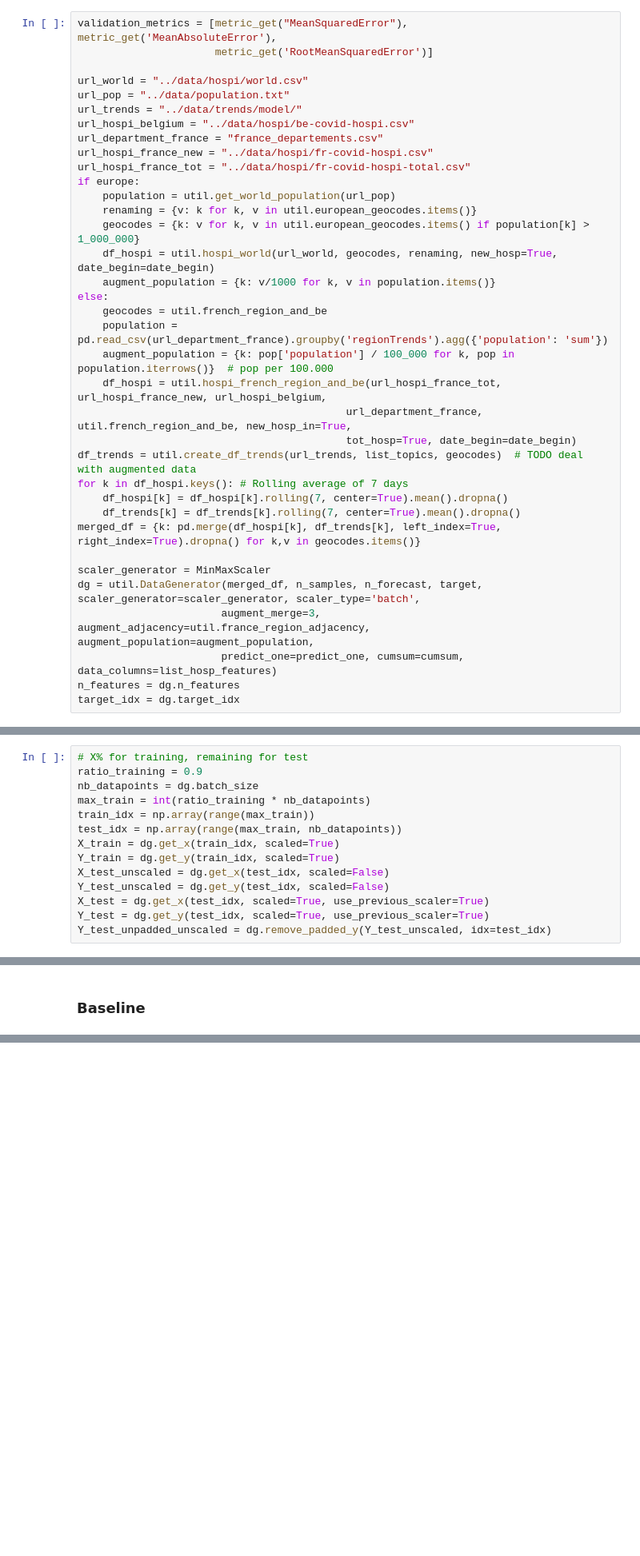
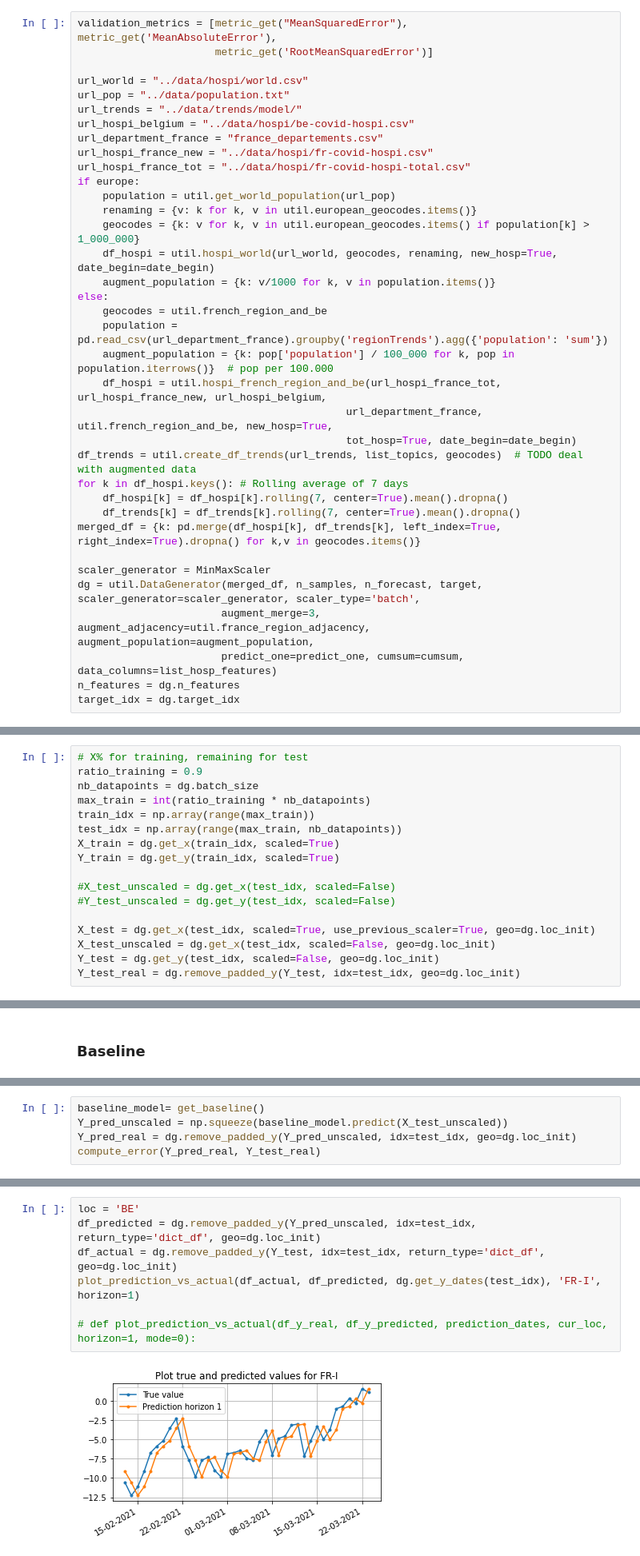
Before and after one commit to gerardmargaux/CovidThesis, a Jupyter notebook: src/LSTM-GPU.ipynb, the cells around one changed output, grey strips where cells are left out. Shown at 80% size. Saved outputs shown, nothing was run; the diff lists cells and outputs as text; blank space fills up the shorter version.

```diff
--- a/src/LSTM-GPU.ipynb
+++ b/src/LSTM-GPU.ipynb
@@ -133,7 +133,7 @@ else:
     population = pd.read_csv(url_department_france).groupby('regionTrends').agg({'population': 'sum'})
     augment_population = {k: pop['population'] / 100_000 for k, pop in population.iterrows()}  # pop per 100.000
     df_hospi = util.hospi_french_region_and_be(url_hospi_france_tot, url_hospi_france_new, url_hospi_belgium,
-                                           url_department_france, util.french_region_and_be, new_hosp_in=True,
+                                           url_department_france, util.french_region_and_be, new_hosp=True,
                                            tot_hosp=True, date_begin=date_begin)
 df_trends = util.create_df_trends(url_trends, list_topics, geocodes)  # TODO deal with augmented data
 for k in df_hospi.keys(): # Rolling average of 7 days
@@ -288,11 +354,14 @@ train_idx = np.array(range(max_train))
 test_idx = np.array(range(max_train, nb_datapoints))
 X_train = dg.get_x(train_idx, scaled=True)
 Y_train = dg.get_y(train_idx, scaled=True)
-X_test_unscaled = dg.get_x(test_idx, scaled=False)
-Y_test_unscaled = dg.get_y(test_idx, scaled=False)
-X_test = dg.get_x(test_idx, scaled=True, use_previous_scaler=True)
-Y_test = dg.get_y(test_idx, scaled=True, use_previous_scaler=True)
-Y_test_unpadded_unscaled = dg.remove_padded_y(Y_test_unscaled, idx=test_idx)
+
+#X_test_unscaled = dg.get_x(test_idx, scaled=False)
+#Y_test_unscaled = dg.get_y(test_idx, scaled=False)
+
+X_test = dg.get_x(test_idx, scaled=True, use_previous_scaler=True, geo=dg.loc_init)
+X_test_unscaled = dg.get_x(test_idx, scaled=False, geo=dg.loc_init)
+Y_test = dg.get_y(test_idx, scaled=False, geo=dg.loc_init)
+Y_test_real = dg.remove_padded_y(Y_test, idx=test_idx, geo=dg.loc_init)
 # %% [markdown]
 ### Encoder decoder
 # %%
@@ -370,0 +451,5 @@ print(np.mean(abs(Y_predicted_unpadded_unscaled - Y_test_unpadded_unscaled), axi
+# %%
+baseline_model= get_baseline()
+Y_pred_unscaled = np.squeeze(baseline_model.predict(X_test_unscaled))
+Y_pred_real = dg.remove_padded_y(Y_pred_unscaled, idx=test_idx, geo=dg.loc_init)
+compute_error(Y_pred_real, Y_test_real)
@@ -371,3 +460,12 @@ print(np.mean(abs(Y_predicted_unpadded_unscaled - Y_test_unpadded_unscaled), axi
+# %%
+loc = 'BE'
+df_predicted = dg.remove_padded_y(Y_pred_unscaled, idx=test_idx, return_type='dict_df', geo=dg.loc_init)
+df_actual = dg.remove_padded_y(Y_test, idx=test_idx, return_type='dict_df', geo=dg.loc_init)
+plot_prediction_vs_actual(df_actual, df_predicted, dg.get_y_dates(test_idx), 'FR-I', horizon=1)
+
+# def plot_prediction_vs_actual(df_y_real, df_y_predicted, prediction_dates, cur_loc, horizon=1, mode=0):
+# %% [output]
+[figure, added]
 # %% [markdown]
 ### Dense model
 # %%
```
Also changed, not shown: parts of 30 cells of this notebook, 1 other file.
